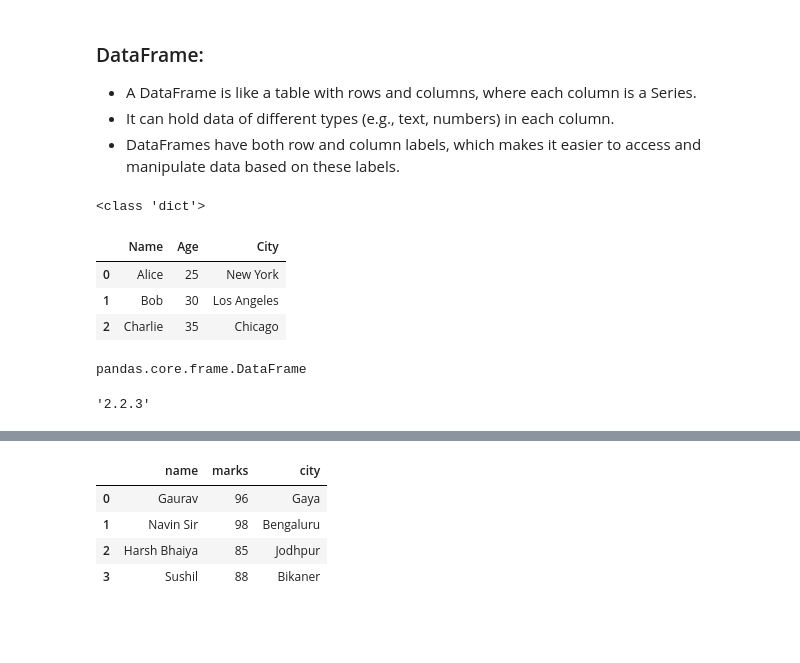
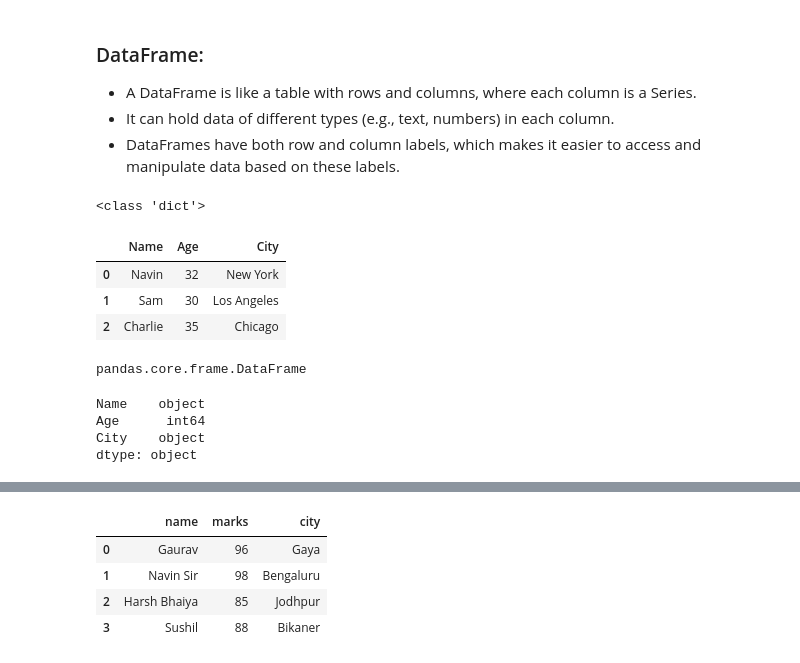
Before and after one commit to Gaurav560/HandsOnMachineLearning, a Jupyter notebook: com/telusko/Pandas/workbook.ipynb, the cells around one changed output, grey strips where cells are left out. Saved outputs shown, nothing was run; the diff lists cells and outputs as text; code cells hidden in the pictures; blank space fills up the shorter version.

```diff
--- a/com/telusko/Pandas/workbook.ipynb
+++ b/com/telusko/Pandas/workbook.ipynb
@@ -33,26 +37,30 @@ dtype: int64
 # %%
 import pandas as pd
 
-# Creating a DataFrame
+# Creating a DataFrame from a dictionary
 data = {
-    'Name': ['Alice', 'Bob', 'Charlie'],
-    'Age': [25, 30, 35],
+    'Name': ['Navin', 'Sam', 'Charlie'],
+    'Age': [32, 30, 35],
     'City': ['New York', 'Los Angeles', 'Chicago']
 }
 print(type(data))
 df = pd.DataFrame(data)
 df
 # %% [output]
 <class 'dict'>
 |  | Name | Age | City |
-| 0 | Alice | 25 | New York |
-| 1 | Bob | 30 | Los Angeles |
+| 0 | Navin | 32 | New York |
+| 1 | Sam | 30 | Los Angeles |
 | 2 | Charlie | 35 | Chicago |
 # %%
 type(df)
 # %% [output]
 pandas.core.frame.DataFrame
-# %%
-pd.__version__
-# %% [output]
-'2.2.3'
+# %%
+# tells data types of each column
+df.dtypes
+# %% [output]
+Name    object
+Age      int64
+City    object
+dtype: object
```
Also changed, not shown: parts of 11 cells of this notebook.
